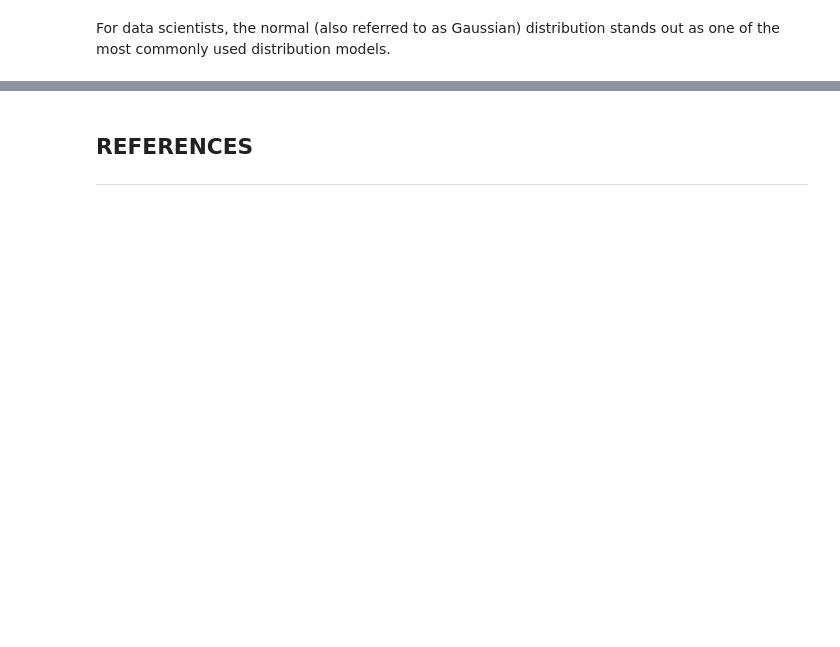
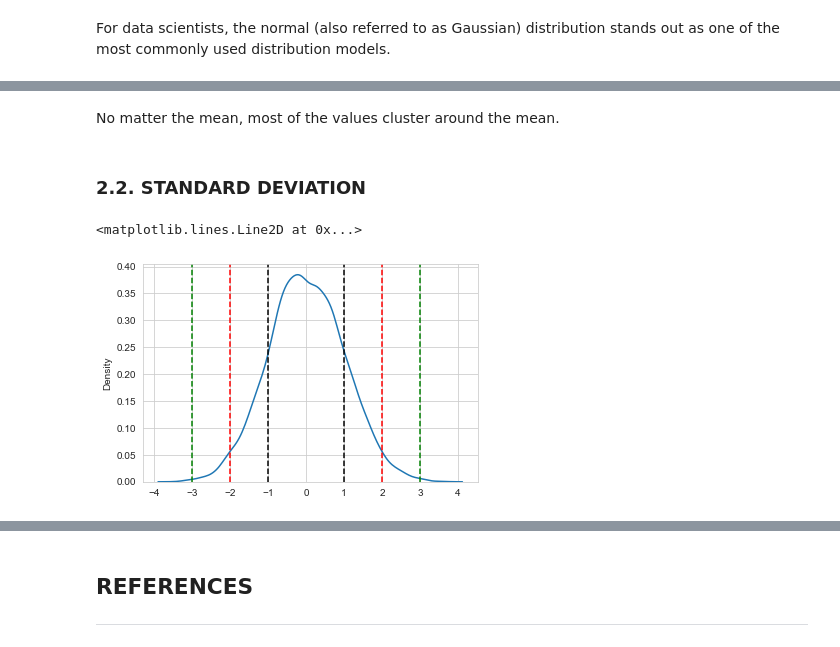
Before and after one commit to RobVergano/FDA_Assessment_22-23, a Jupyter notebook: Normal Distribution.ipynb, the cells around one changed output, grey strips where cells are left out. Drawn from its saved outputs; the diff is of its cells as text; code cells hidden in the pictures; blank space fills up the shorter version.

```diff
--- a/Normal Distribution.ipynb
+++ b/Normal Distribution.ipynb
@@ -53 +130,20 @@ plt.axvline(mu, color ="k", linestyle = "dashed")
+# %% [markdown]
+No matter the mean, most of the values cluster around the mean.
+# %% [markdown]
+### 2.2. STANDARD DEVIATION
+# %%
+# 68% of values are within 1 standard deviation of the mean - black dashed line
+# 95% of values are within 2 standard deviations of the mean - red dashed line
+# 99.7% of values are within 3 standard deviations of the mean - green dashed line
+
+sns.kdeplot(x)
+plt.axvline(1, color ="k", linestyle = "dashed")
+plt.axvline(-1, color ="k", linestyle = "dashed")
+plt.axvline(2, color ="r", linestyle = "dashed")
+plt.axvline(-2, color ="r", linestyle = "dashed")
+plt.axvline(3, color ="g", linestyle = "dashed")
+plt.axvline(-3, color ="g", linestyle = "dashed")
+# %% [output]
+<matplotlib.lines.Line2D at 0x...>
+[figure, added]
 # %%
```
Also changed, not shown: parts of 31 cells of this notebook.
